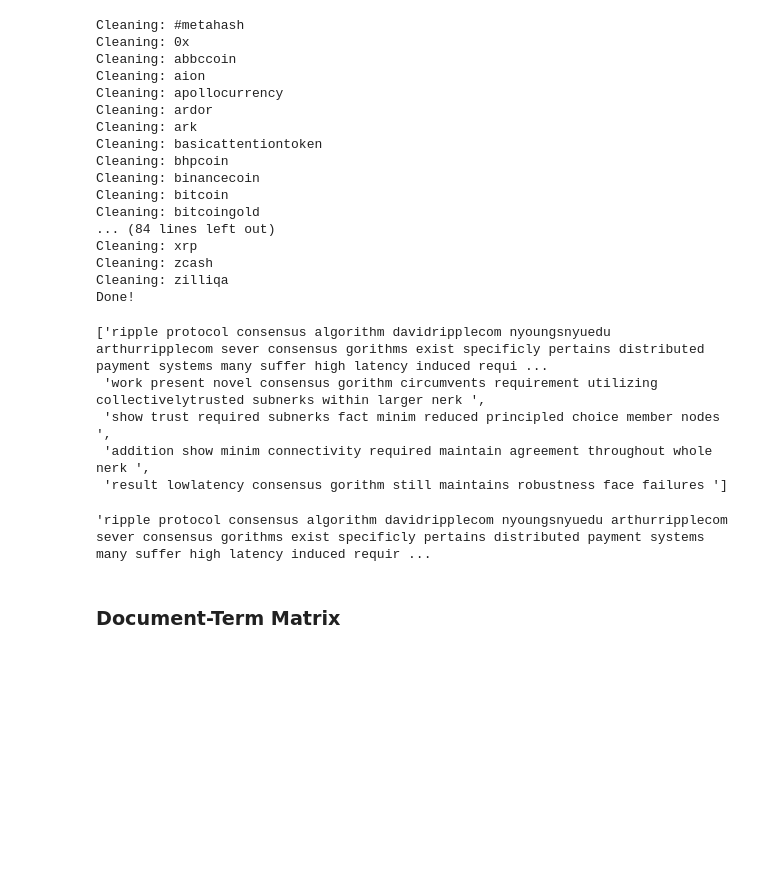
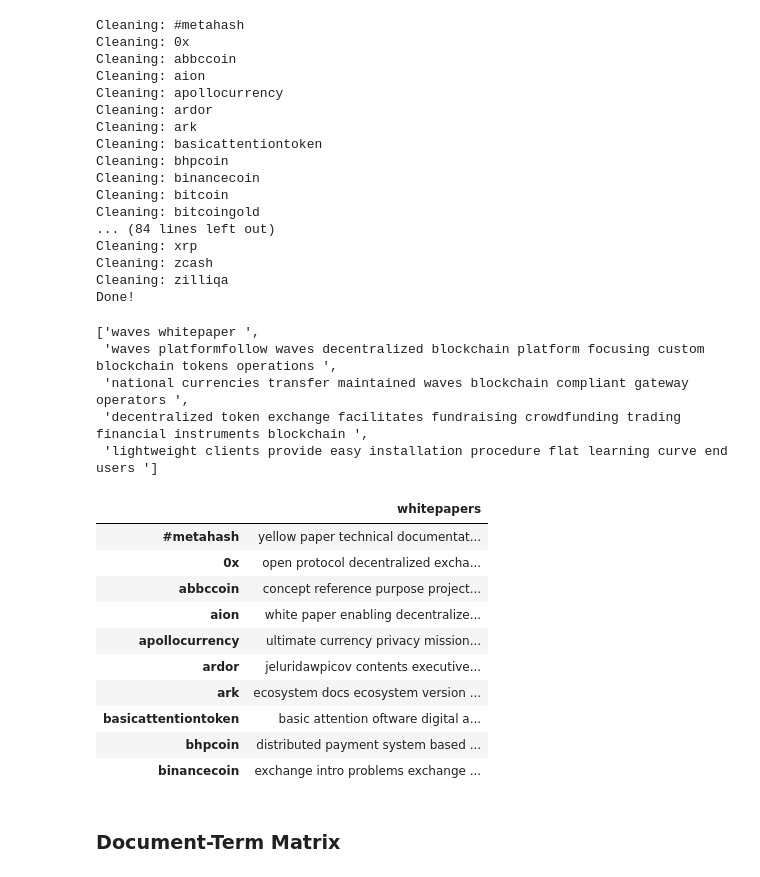
Before and after one commit to luisdiegocm/HWR_DataScience_Project, a Jupyter notebook: notebooks/4- Topic Modeling.ipynb, the cells around one changed output. Cells and saved outputs as stored; diff of their text form; code cells hidden in the pictures; blank space fills up the shorter version.

```diff
--- a/notebooks/4- Topic Modeling.ipynb
+++ b/notebooks/4- Topic Modeling.ipynb
@@ -101,13 +103,13 @@ Cleaning: zcash
 Cleaning: zilliqa
 Done!
 # %%
-corpora['xrp'][:5]
+corpora['waves'][:5]
 # %% [output]
-['ripple protocol consensus algorithm davidripplecom nyoungsnyuedu arthurripplecom sever consensus gorithms exist specificly pertains distributed payment systems many suffer high latency induced requi ...
- 'work present novel consensus gorithm circumvents requirement utilizing collectivelytrusted subnerks within larger nerk ',
- 'show trust required subnerks fact minim reduced principled choice member nodes ',
- 'addition show minim connectivity required maintain agreement throughout whole nerk ',
- 'result lowlatency consensus gorithm still maintains robustness face failures ']
+['waves whitepaper ',
+ 'waves platformfollow waves decentralized blockchain platform focusing custom blockchain tokens operations ',
+ 'national currencies transfer maintained waves blockchain compliant gateway operators ',
+ 'decentralized token exchange facilitates fundraising crowdfunding trading financial instruments blockchain ',
+ 'lightweight clients provide easy installation procedure flat learning curve end users ']
 # %%
 #Our dictionary at the moment is in key: blockchain firms, value: list of text of whitepapers
 #We change this to key: blockchain firms and value: string format
@@ -126,11 +128,21 @@ pd.set_option('max_colwidth', 150)
 data_df = pd.DataFrame.from_dict(data_combined).transpose()
 data_df.columns = ['whitepapers']
 data_df = data_df.sort_index()
-# %%
-#Glancing into xrp Whitepaper
-data_df.whitepapers.loc['xrp']
-# %% [output]
-'ripple protocol consensus algorithm davidripplecom nyoungsnyuedu arthurripplecom sever consensus gorithms exist specificly pertains distributed payment systems many suffer high latency induced requir ...
+# %%
+#Glancing into the dataframe; it is a dataframe with each row representing a document (blockchain whitepaper)
+data_df.head(10)
+# %% [output]
+|  | whitepapers |
+| #metahash | yellow paper technical documentat... |
+| 0x | open protocol decentralized excha... |
+| abbccoin | concept reference purpose project... |
+| aion | white paper enabling decentralize... |
+| apollocurrency | ultimate currency privacy mission... |
+| ardor | jeluridawpicov contents executive... |
+| ark | ecosystem docs ecosystem version ... |
+| basicattentiontoken | basic attention oftware digital a... |
+| bhpcoin | distributed payment system based ... |
+| binancecoin | exchange intro problems exchange ... |
 # %%
 #Pickling the data for future use.
 import pickle
```
Also changed, not shown: parts of 11 cells of this notebook.
